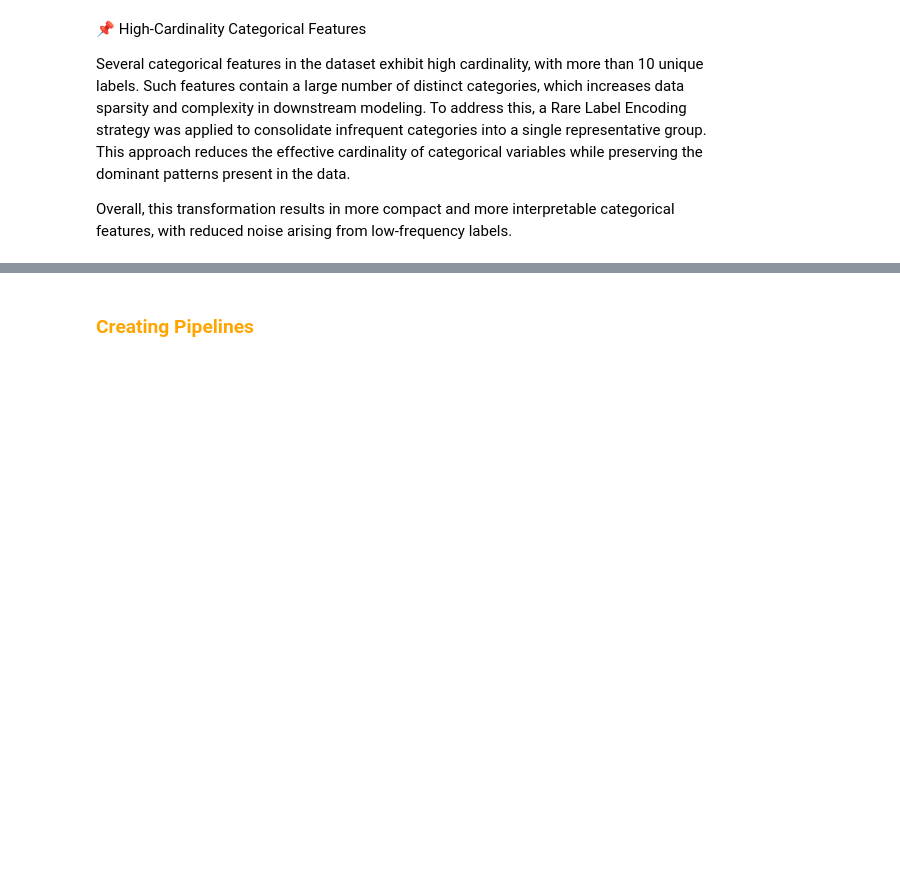
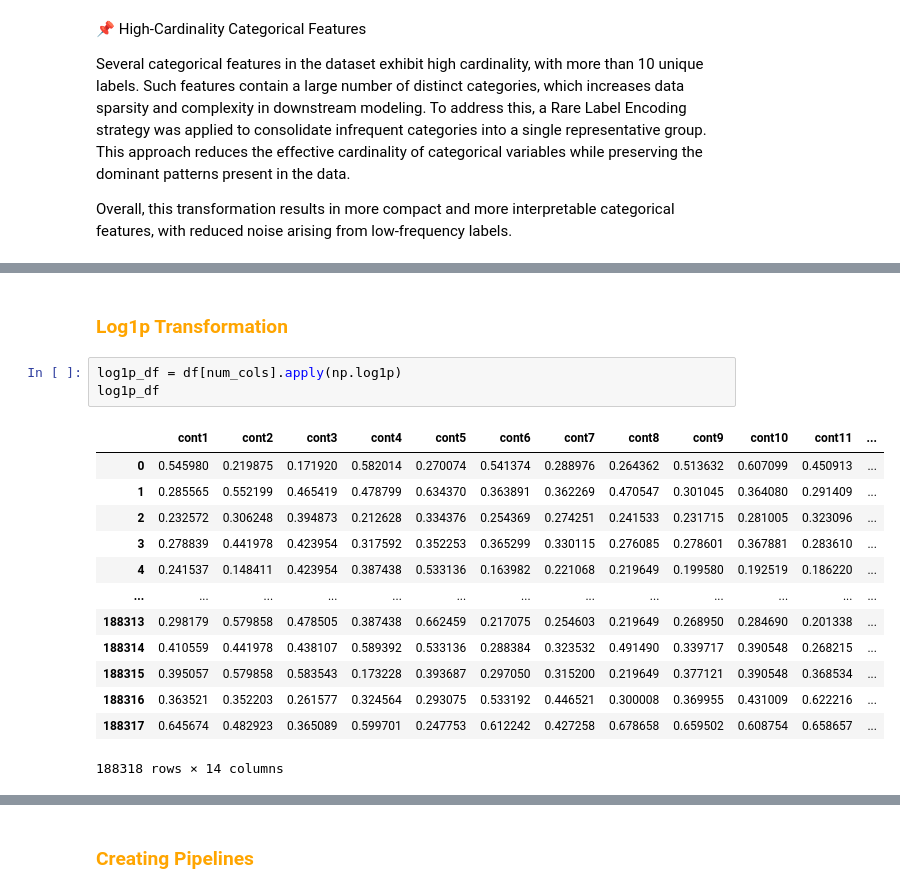
Before and after one commit to Aryan-Kaisth/Tail_Risk_Modeling_of_Insurance_Claim_Severity, a Jupyter notebook: notebooks/feature_engineering.ipynb, the cells around one changed output, grey strips where cells are left out. Saved outputs shown, nothing was run; the diff lists cells and outputs as text; blank space fills up the shorter version.

```diff
--- a/notebooks/feature_engineering.ipynb
+++ b/notebooks/feature_engineering.ipynb
@@ -76,0 +132,19 @@ Overall, this transformation results in more compact and more interpretable cate
+# %% [markdown]
+### **<span style="color:orange;">Log1p Transformation</span>**
+# %%
+log1p_df = df[num_cols].apply(np.log1p)
+log1p_df
+# %% [output]
+|  | cont1 | cont2 | cont3 | cont4 | cont5 | cont6 | cont7 | cont8 | cont9 | cont10 | cont11 | ... |
+| 0 | 0.545980 | 0.219875 | 0.171920 | 0.582014 | 0.270074 | 0.541374 | 0.288976 | 0.264362 | 0.513632 | 0.607099 | 0.450913 | ... |
+| 1 | 0.285565 | 0.552199 | 0.465419 | 0.478799 | 0.634370 | 0.363891 | 0.362269 | 0.470547 | 0.301045 | 0.364080 | 0.291409 | ... |
+| 2 | 0.232572 | 0.306248 | 0.394873 | 0.212628 | 0.334376 | 0.254369 | 0.274251 | 0.241533 | 0.231715 | 0.281005 | 0.323096 | ... |
+| 3 | 0.278839 | 0.441978 | 0.423954 | 0.317592 | 0.352253 | 0.365299 | 0.330115 | 0.276085 | 0.278601 | 0.367881 | 0.283610 | ... |
+| 4 | 0.241537 | 0.148411 | 0.423954 | 0.387438 | 0.533136 | 0.163982 | 0.221068 | 0.219649 | 0.199580 | 0.192519 | 0.186220 | ... |
+| ... | ... | ... | ... | ... | ... | ... | ... | ... | ... | ... | ... | ... |
+| 188313 | 0.298179 | 0.579858 | 0.478505 | 0.387438 | 0.662459 | 0.217075 | 0.254603 | 0.219649 | 0.268950 | 0.284690 | 0.201338 | ... |
+| 188314 | 0.410559 | 0.441978 | 0.438107 | 0.589392 | 0.533136 | 0.288384 | 0.323532 | 0.491490 | 0.339717 | 0.390548 | 0.268215 | ... |
+| 188315 | 0.395057 | 0.579858 | 0.583543 | 0.173228 | 0.393687 | 0.297050 | 0.315200 | 0.219649 | 0.377121 | 0.390548 | 0.368534 | ... |
+| 188316 | 0.363521 | 0.352203 | 0.261577 | 0.324564 | 0.293075 | 0.533192 | 0.446521 | 0.300008 | 0.369955 | 0.431009 | 0.622216 | ... |
+| 188317 | 0.645674 | 0.482923 | 0.365089 | 0.599701 | 0.247753 | 0.612242 | 0.427258 | 0.678658 | 0.659502 | 0.608754 | 0.658657 | ... |
+188318 rows × 14 columns
```
Also changed, not shown: parts of 12 cells of this notebook.
